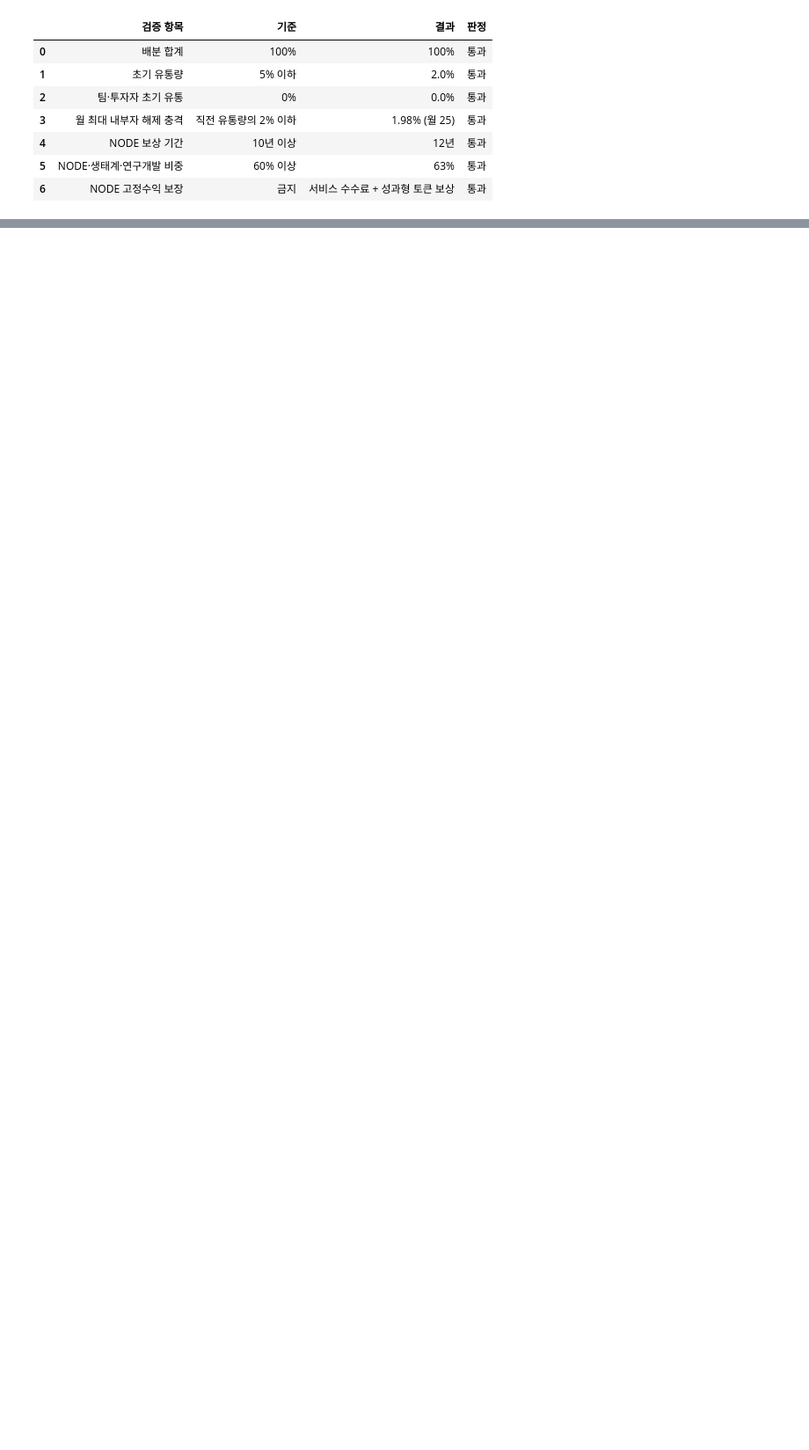
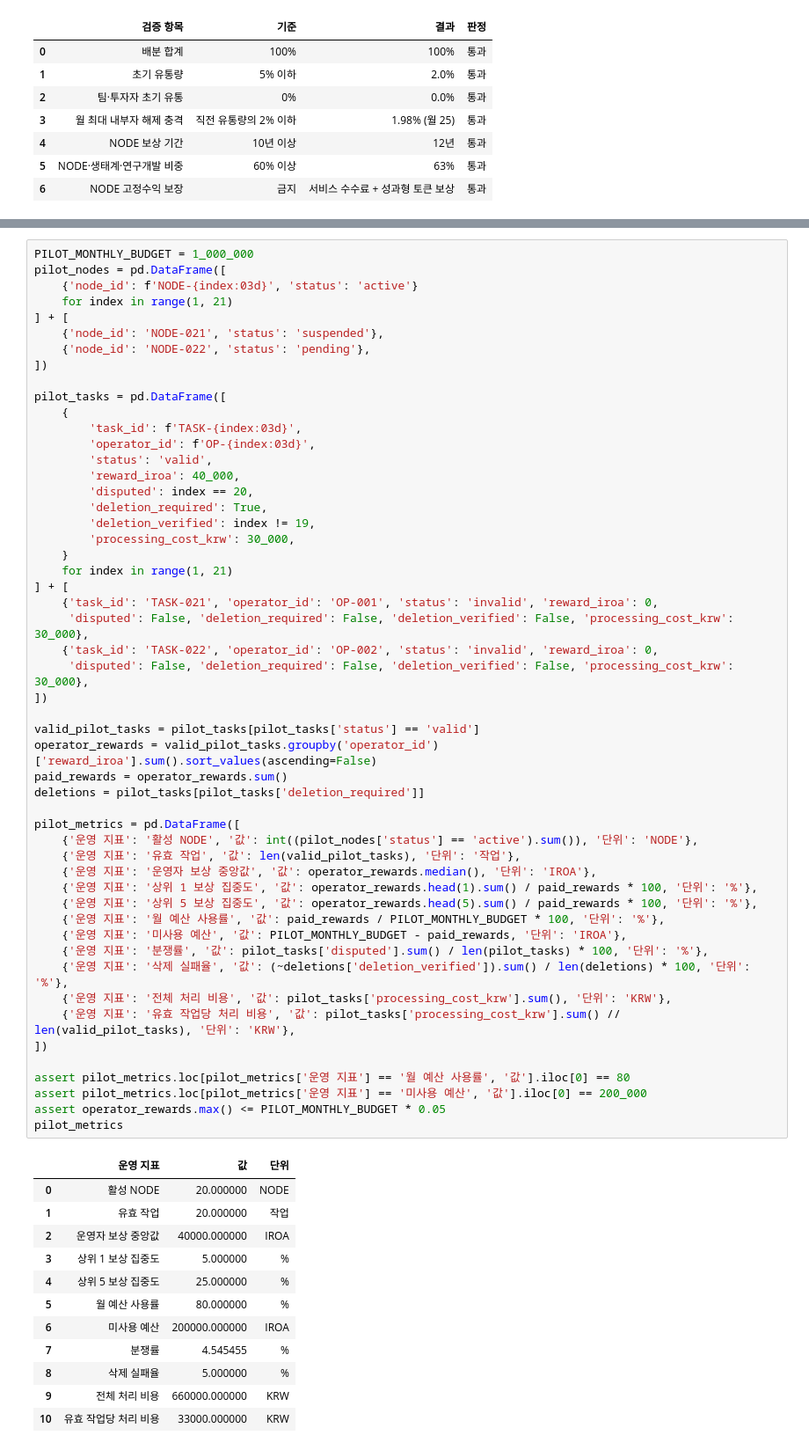
Before and after one commit to JamesLee77/iroa, a Jupyter notebook: docs/whitepaper/analysis/IROA_TOKEN_ECONOMY_SIMULATION.ipynb, the cells around one changed output, grey strips where cells are left out. Shown at 88% size. Saved outputs shown, nothing was run; the diff lists cells and outputs as text; blank space fills up the shorter version.

Commit message:
docs: prepare IROA private mainnet validation

```diff
--- a/docs/whitepaper/analysis/IROA_TOKEN_ECONOMY_SIMULATION.ipynb
+++ b/docs/whitepaper/analysis/IROA_TOKEN_ECONOMY_SIMULATION.ipynb
@@ -276,3 +291,68 @@ validation
+# %%
+PILOT_MONTHLY_BUDGET = 1_000_000
+pilot_nodes = pd.DataFrame([
+    {'node_id': f'NODE-{index:03d}', 'status': 'active'}
+    for index in range(1, 21)
+] + [
+    {'node_id': 'NODE-021', 'status': 'suspended'},
+    {'node_id': 'NODE-022', 'status': 'pending'},
+])
+
+pilot_tasks = pd.DataFrame([
+    {
+        'task_id': f'TASK-{index:03d}',
+        'operator_id': f'OP-{index:03d}',
+        'status': 'valid',
+        'reward_iroa': 40_000,
+        'disputed': index == 20,
+        'deletion_required': True,
+        'deletion_verified': index != 19,
+        'processing_cost_krw': 30_000,
+    }
+    for index in range(1, 21)
+] + [
+    {'task_id': 'TASK-021', 'operator_id': 'OP-001', 'status': 'invalid', 'reward_iroa': 0,
+     'disputed': False, 'deletion_required': False, 'deletion_verified': False, 'processing_cost_krw': 30_000},
+    {'task_id': 'TASK-022', 'operator_id': 'OP-002', 'status': 'invalid', 'reward_iroa': 0,
+     'disputed': False, 'deletion_required': False, 'deletion_verified': False, 'processing_cost_krw': 30_000},
+])
+
+valid_pilot_tasks = pilot_tasks[pilot_tasks['status'] == 'valid']
+operator_rewards = valid_pilot_tasks.groupby('operator_id')['reward_iroa'].sum().sort_values(ascending=False)
+paid_rewards = operator_rewards.sum()
+deletions = pilot_tasks[pilot_tasks['deletion_required']]
+
+pilot_metrics = pd.DataFrame([
+    {'운영 지표': '활성 NODE', '값': int((pilot_nodes['status'] == 'active').sum()), '단위': 'NODE'},
+    {'운영 지표': '유효 작업', '값': len(valid_pilot_tasks), '단위': '작업'},
+    {'운영 지표': '운영자 보상 중앙값', '값': operator_rewards.median(), '단위': 'IROA'},
+    {'운영 지표': '상위 1 보상 집중도', '값': operator_rewards.head(1).sum() / paid_rewards * 100, '단위': '%'},
+    {'운영 지표': '상위 5 보상 집중도', '값': operator_rewards.head(5).sum() / paid_rewards * 100, '단위': '%'},
+    {'운영 지표': '월 예산 사용률', '값': paid_rewards / PILOT_MONTHLY_BUDGET * 100, '단위': '%'},
+    {'운영 지표': '미사용 예산', '값': PILOT_MONTHLY_BUDGET - paid_rewards, '단위': 'IROA'},
+    {'운영 지표': '분쟁률', '값': pilot_tasks['disputed'].sum() / len(pilot_tasks) * 100, '단위': '%'},
+    {'운영 지표': '삭제 실패율', '값': (~deletions['deletion_verified']).sum() / len(deletions) * 100, '단위': '%'},
+    {'운영 지표': '전체 처리 비용', '값': pilot_tasks['processing_cost_krw'].sum(), '단위': 'KRW'},
+    {'운영 지표': '유효 작업당 처리 비용', '값': pilot_tasks['processing_cost_krw'].sum() // len(valid_pilot_tasks), '단위': 'KRW'},
+])
+
+assert pilot_metrics.loc[pilot_metrics['운영 지표'] == '월 예산 사용률', '값'].iloc[0] == 80
+assert pilot_metrics.loc[pilot_metrics['운영 지표'] == '미사용 예산', '값'].iloc[0] == 200_000
+assert operator_rewards.max() <= PILOT_MONTHLY_BUDGET * 0.05
+pilot_metrics
+# %% [output]
+|  | 운영 지표 | 값 | 단위 |
+| 0 | 활성 NODE | 20.000000 | NODE |
+| 1 | 유효 작업 | 20.000000 | 작업 |
+| 2 | 운영자 보상 중앙값 | 40000.000000 | IROA |
+| 3 | 상위 1 보상 집중도 | 5.000000 | % |
+| 4 | 상위 5 보상 집중도 | 25.000000 | % |
+| 5 | 월 예산 사용률 | 80.000000 | % |
+| 6 | 미사용 예산 | 200000.000000 | IROA |
+| 7 | 분쟁률 | 4.545455 | % |
+| 8 | 삭제 실패율 | 5.000000 | % |
+| 9 | 전체 처리 비용 | 660000.000000 | KRW |
+| 10 | 유효 작업당 처리 비용 | 33000.000000 | KRW |
 # %%
 base = node_df[node_df['시나리오'] == '기준'].copy()
 base_first = base.iloc[0]['NODE당 단순 평균 토큰']
```
Also changed, not shown: parts of 7 cells of this notebook, 18 other files.
